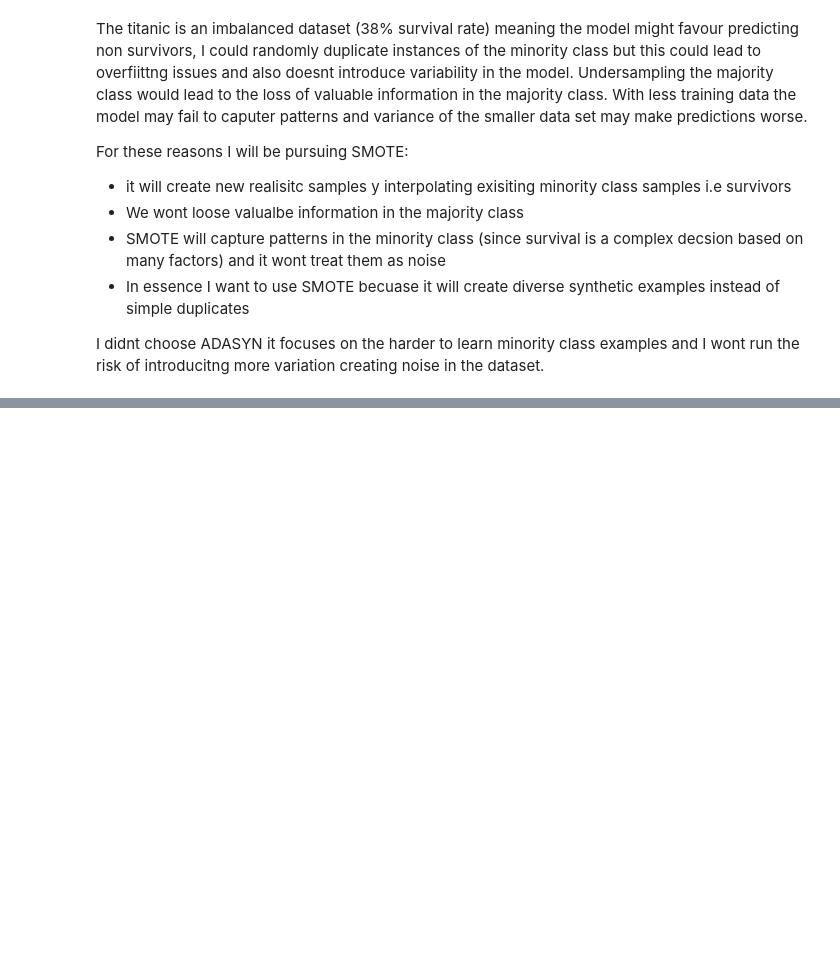
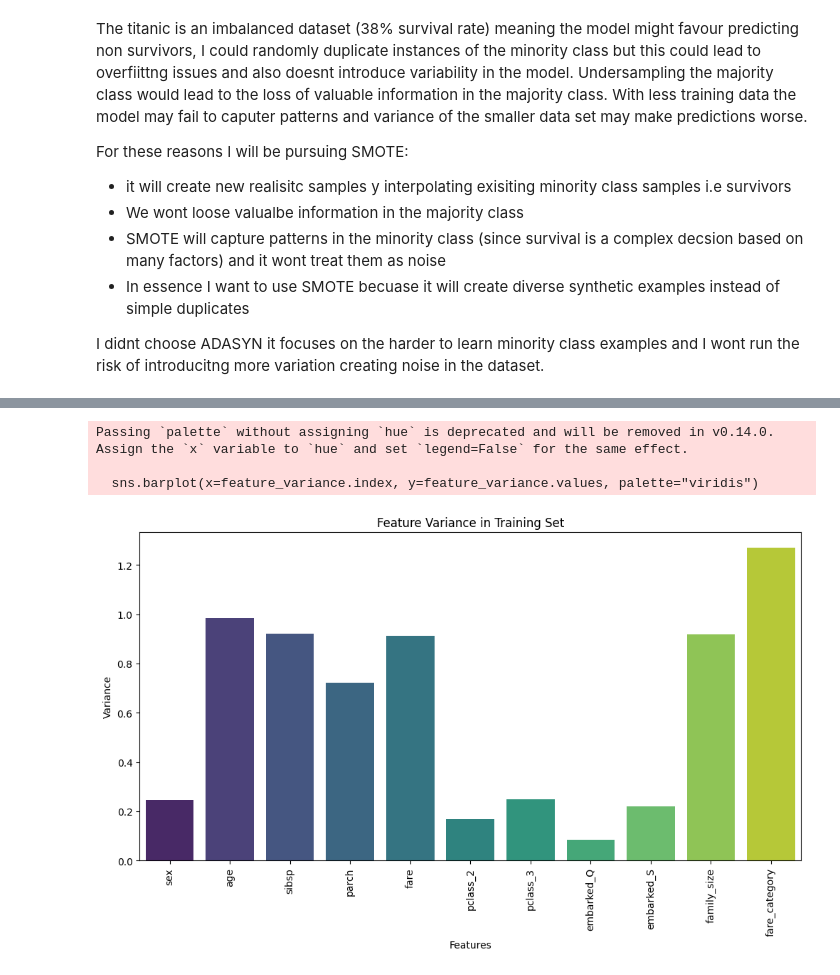
Before and after one commit to lucaskvz/AI-MACHINE-LEARNING-FOUNDATIONS, a Jupyter notebook: assignment_1_Lucas_Van_Zyl.ipynb, the cells around one changed output, grey strips where cells are left out. Cells and saved outputs as stored; diff of their text form; code cells hidden in the pictures; blank space fills up the shorter version.

```diff
--- a/assignment_1_Lucas_Van_Zyl.ipynb
+++ b/assignment_1_Lucas_Van_Zyl.ipynb
@@ -571,6 +595,8 @@ df['family_size'] = df['sibsp'] + df['parch']
 # Binning fare into quartiles
 
 df['fare_category'] = pd.qcut(df['fare'], q=4, labels=[1, 2, 3, 4])
+# Convert to an integer
+df['fare_category'] = df['fare_category'].astype(int)
 
 
 #verify the changes
@@ -707,17 +733,17 @@ X = dfStandardized.drop(columns=['survived'])  # Features
 y = dfStandardized['survived']  # Target variable
 
 # Split 80-20 (20 corresponding to tempoary set)
-X_train, X_temp, y_train, y_temp = train_test_split(
+xTrain, xTemp, yTrain, yTemp = train_test_split(
     X, y, test_size=0.2, random_state=42, stratify=y
 )
 
 # tempory set is split to 10-10
-X_val, X_test, y_val, y_test = train_test_split(
-    X_temp, y_temp, test_size=0.5, random_state=42, stratify=y_temp
+xVal, xTest, yVal, yTest = train_test_split(
+    xTemp, yTemp, test_size=0.5, random_state=42, stratify=yTemp
 )
 
 # Double check everyhting is correct
-print(f"Training Set: {X_train.shape}, Validation Set: {X_val.shape}, Test Set: {X_test.shape}")
+print(f"Training Set: {xTrain.shape}, Validation Set: {xVal.shape}, Test Set: {xTest.shape}")
 # %% [output]
 Training Set: (1047, 11), Validation Set: (131, 11), Test Set: (131, 11)
 # %%
@@ -748,8 +774,3 @@ For these reasons I will be pursuing SMOTE:
 
 
 I didnt choose ADASYN it focuses on the harder to learn minority class examples and I wont run the risk of introducitng more variation creating noise in the dataset.
-# %%
-yTrain = df['survived']
-yTrain = yTrain.astype(int)
-
-print(yTrain.unique())
@@ -781,0 +831,18 @@ ValueError: Found input variables with inconsistent numbers of samples: [836, 13
+# %%
+# Here I just want ot visualse varaince features:
+
+feature_variance = xTrainBalanced.var()
+
+# Plotting
+plt.figure(figsize=(12, 6))
+sns.barplot(x=feature_variance.index, y=feature_variance.values, palette="viridis")
+plt.xticks(rotation=90)
+plt.title("Feature Variance in Training Set")
+plt.xlabel("Features")
+plt.ylabel("Variance")
+plt.show()
+# %% [output]
+Passing `palette` without assigning `hue` is deprecated and will be removed in v0.14.0. Assign the `x` variable to `hue` and set `legend=False` for the same effect.
+
+  sns.barplot(x=feature_variance.index, y=feature_variance.values, palette="viridis")
+[figure, added]
```
Also changed, not shown: parts of 30 cells of this notebook.
